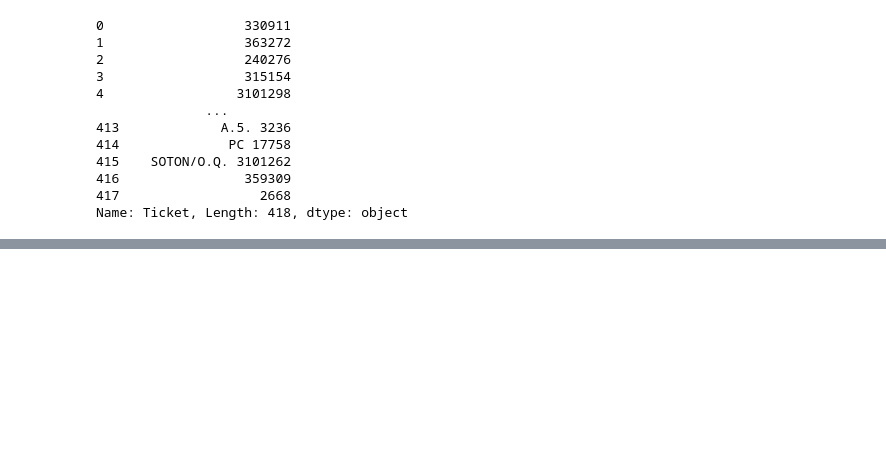
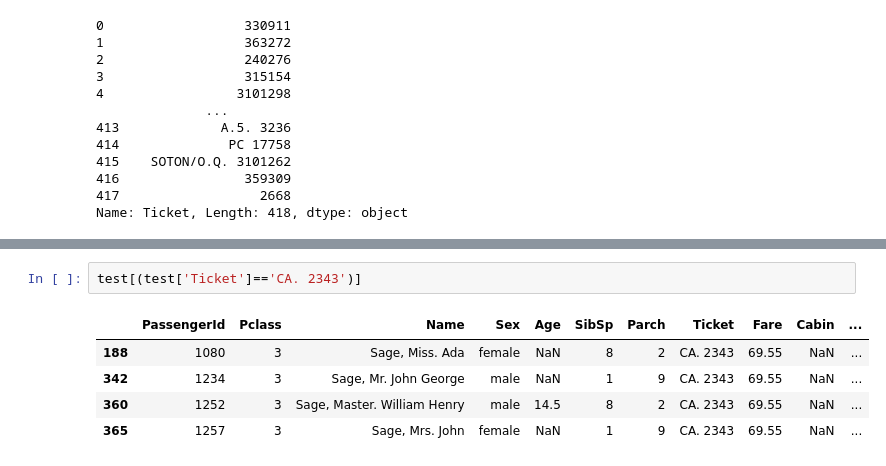
Before and after one commit to RegisSchulze/classification, a Jupyter notebook: 2.4.Drills_titanic.ipynb, the cells around one changed output, grey strips where cells are left out. Drawn from its saved outputs; the diff is of its cells as text; blank space fills up the shorter version.

```diff
--- a/2.4.Drills_titanic.ipynb
+++ b/2.4.Drills_titanic.ipynb
@@ -388,0 +491,8 @@ for i in range(len(test.Ticket)):
+# %%
+test[(test['Ticket']=='CA. 2343')]
+# %% [output]
+|  | PassengerId | Pclass | Name | Sex | Age | SibSp | Parch | Ticket | Fare | Cabin | ... |
+| 188 | 1080 | 3 | Sage, Miss. Ada | female | NaN | 8 | 2 | CA. 2343 | 69.55 | NaN | ... |
+| 342 | 1234 | 3 | Sage, Mr. John George | male | NaN | 1 | 9 | CA. 2343 | 69.55 | NaN | ... |
+| 360 | 1252 | 3 | Sage, Master. William Henry | male | 14.5 | 8 | 2 | CA. 2343 | 69.55 | NaN | ... |
+| 365 | 1257 | 3 | Sage, Mrs. John | female | NaN | 1 | 9 | CA. 2343 | 69.55 | NaN | ... |
```
Also changed, not shown: parts of 20 cells of this notebook, 1 other file.
